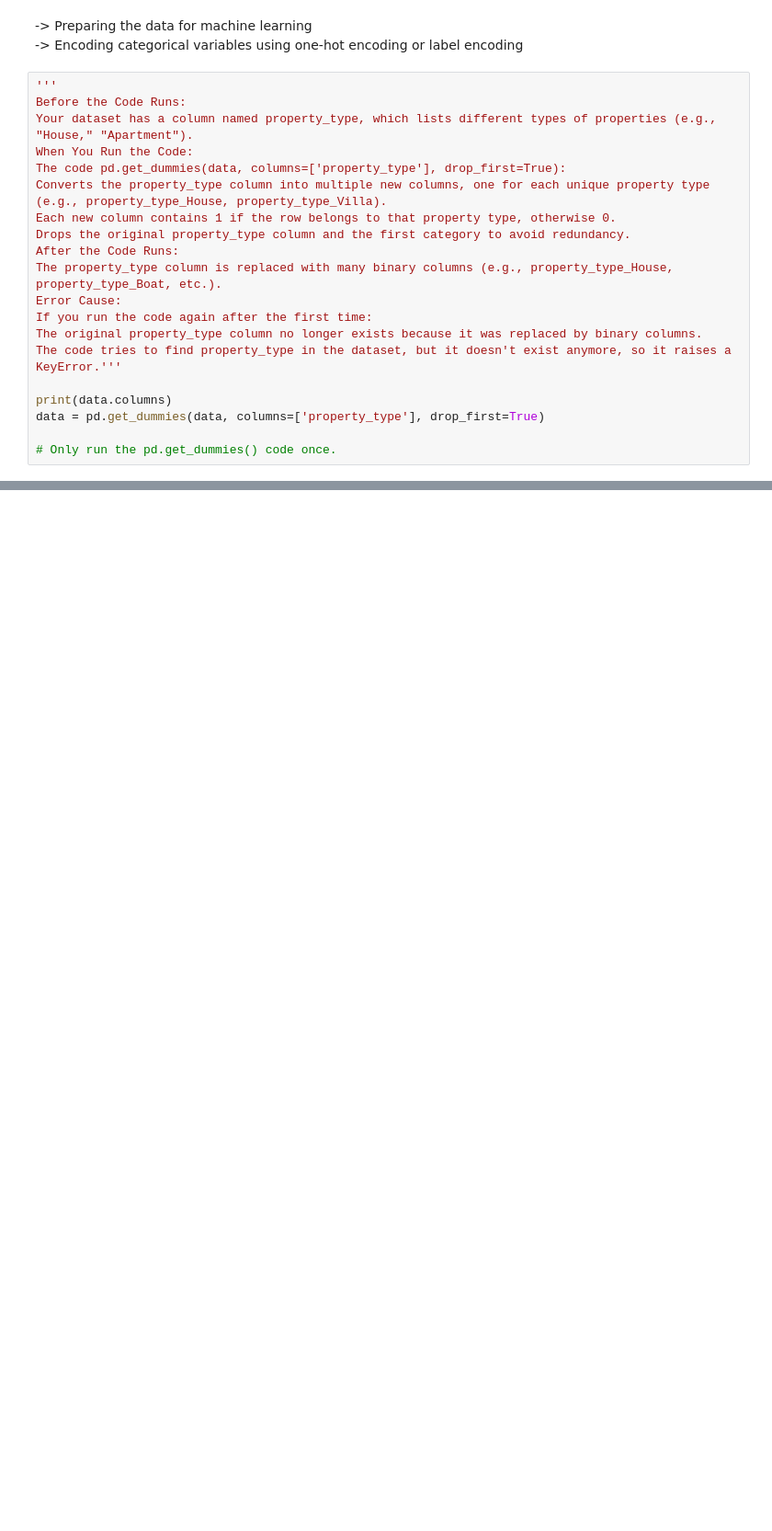
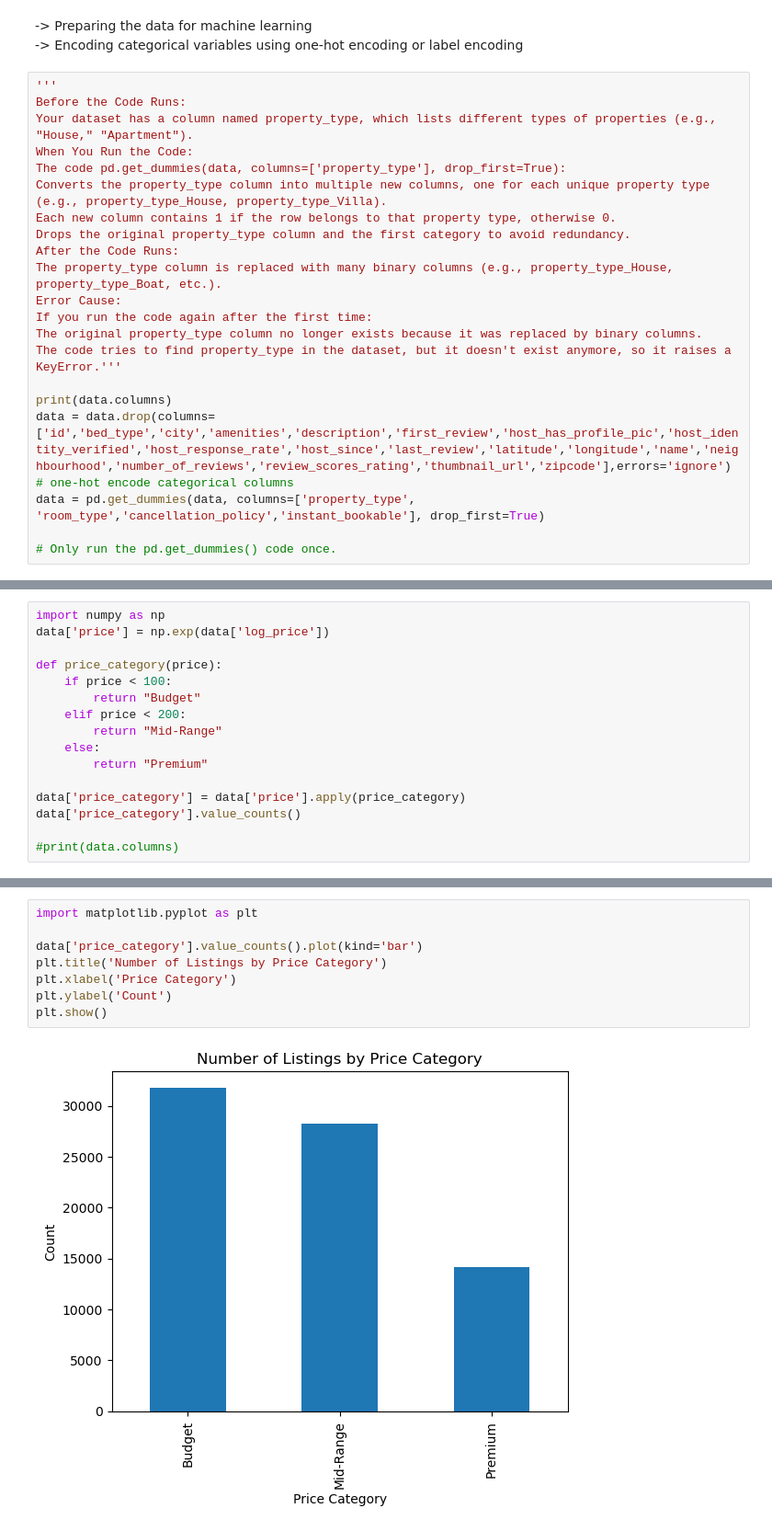
Before and after one commit to MM-Robin/data-analysis-project, a Jupyter notebook: AirBnb_price_dataset/airbnb-analysis.ipynb, the cells around one changed output, grey strips where cells are left out. Shown at 92% size. Cells and saved outputs as stored; diff of their text form; blank space fills up the shorter version.

```diff
--- a/AirBnb_price_dataset/airbnb-analysis.ipynb
+++ b/AirBnb_price_dataset/airbnb-analysis.ipynb
@@ -139,7 +139,9 @@ The original property_type column no longer exists because it was replaced by bi
 The code tries to find property_type in the dataset, but it doesn't exist anymore, so it raises a KeyError.'''
 
 print(data.columns)
-data = pd.get_dummies(data, columns=['property_type'], drop_first=True)
+data = data.drop(columns=['id','bed_type','city','amenities','description','first_review','host_has_profile_pic','host_identity_verified','host_response_rate','host_since','last_review','latitude','longitude','name','neighbourhood','number_of_reviews','review_scores_rating','thumbnail_url','zipcode'],errors='ignore')
+# one-hot encode categorical columns
+data = pd.get_dummies(data, columns=['property_type', 'room_type','cancellation_policy','instant_bookable'], drop_first=True)
 
 # Only run the pd.get_dummies() code once.
 # %% [output]
@@ -163,0 +313,16 @@ KeyError: "None of [Index(['property_type'], dtype='object')] are in the [column
+# %%
+import numpy as np
+data['price'] = np.exp(data['log_price'])
+
+def price_category(price):
+    if price < 100:
+        return "Budget"
+    elif price < 200:
+        return "Mid-Range"
+    else:
+        return "Premium"
+
+data['price_category'] = data['price'].apply(price_category)
+data['price_category'].value_counts()
+
+#print(data.columns)
@@ -163,0 +337,10 @@ KeyError: "None of [Index(['property_type'], dtype='object')] are in the [column
+# %%
+import matplotlib.pyplot as plt
+
+data['price_category'].value_counts().plot(kind='bar')
+plt.title('Number of Listings by Price Category')
+plt.xlabel('Price Category')
+plt.ylabel('Count')
+plt.show()
+# %% [output]
+[figure, added]
```
Also changed, not shown: parts of 31 cells of this notebook, 6 other files.
